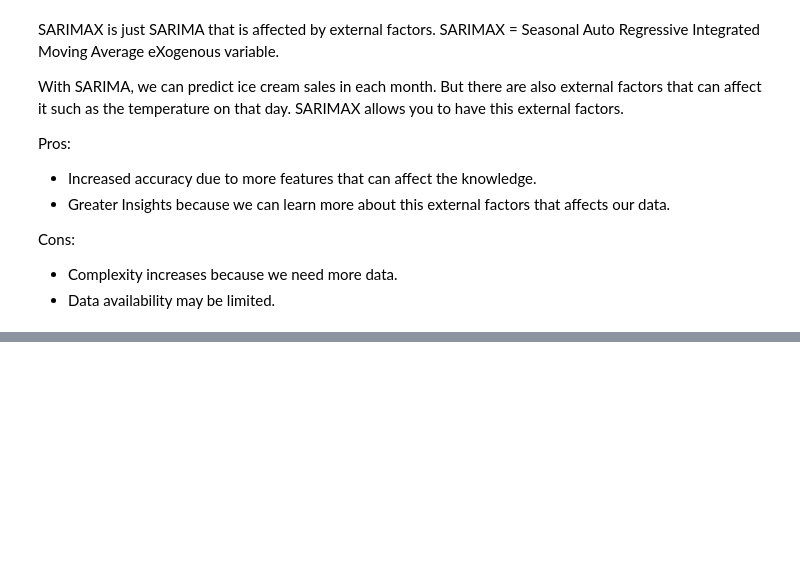
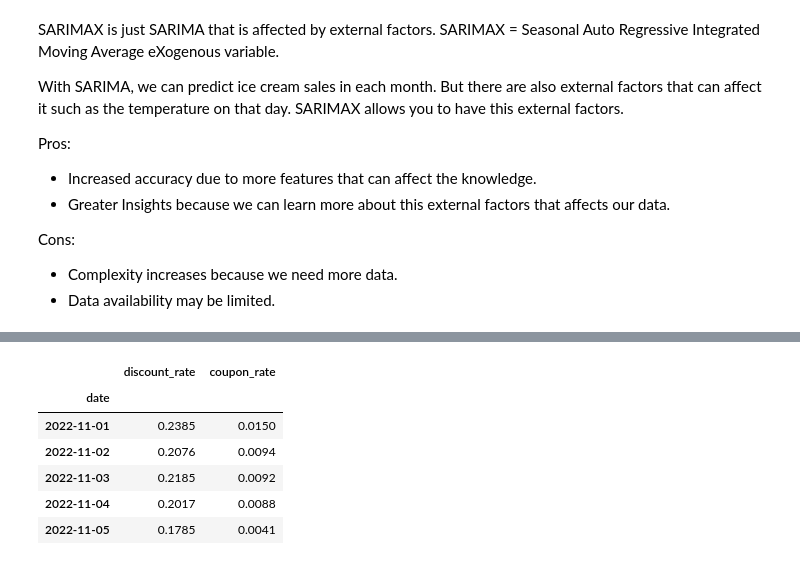
Before and after one commit to ReinerJasin/learn_time_series, a Jupyter notebook: project/7-ARIMA_SARIMA_SARIMAX.ipynb, the cells around one changed output, grey strips where cells are left out. Cells and saved outputs as stored; diff of their text form; code cells hidden in the pictures; blank space fills up the shorter version.

```diff
--- a/project/7-ARIMA_SARIMA_SARIMAX.ipynb
+++ b/project/7-ARIMA_SARIMA_SARIMAX.ipynb
@@ -610,0 +632,14 @@ Cons:
+# %%
+# Train and test split for Regressors
+# using the last 30 days as test data
+periods = 30
+exog_train, exog_test = data.iloc[:-periods,1:3], data.iloc[-periods:,1:3]
+exog_test.head()
+# %% [output]
+|  | discount_rate | coupon_rate |
+| date |  |  |
+| 2022-11-01 | 0.2385 | 0.0150 |
+| 2022-11-02 | 0.2076 | 0.0094 |
+| 2022-11-03 | 0.2185 | 0.0092 |
+| 2022-11-04 | 0.2017 | 0.0088 |
+| 2022-11-05 | 0.1785 | 0.0041 |
```
Also changed, not shown: parts of 9 cells of this notebook.
